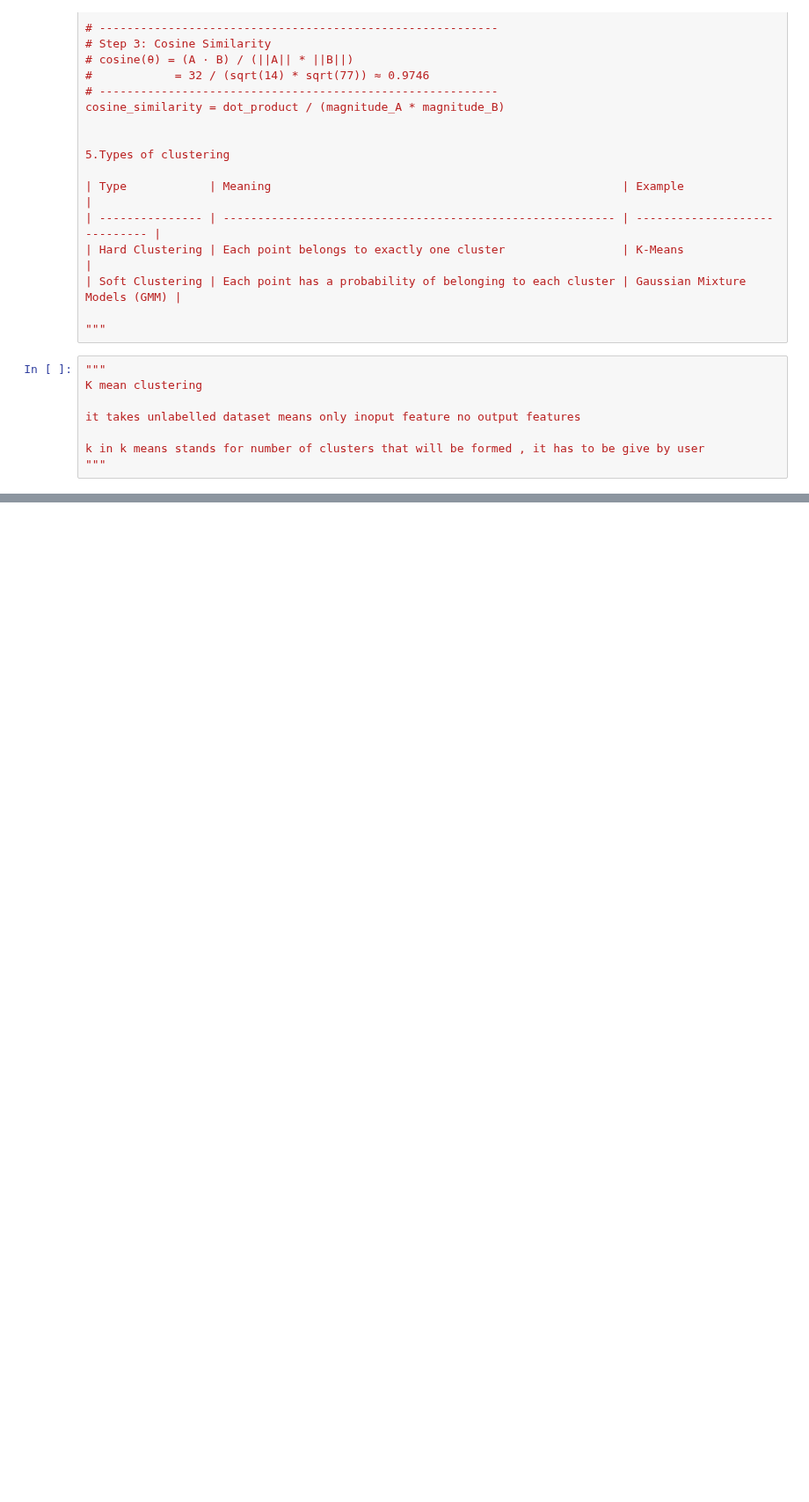
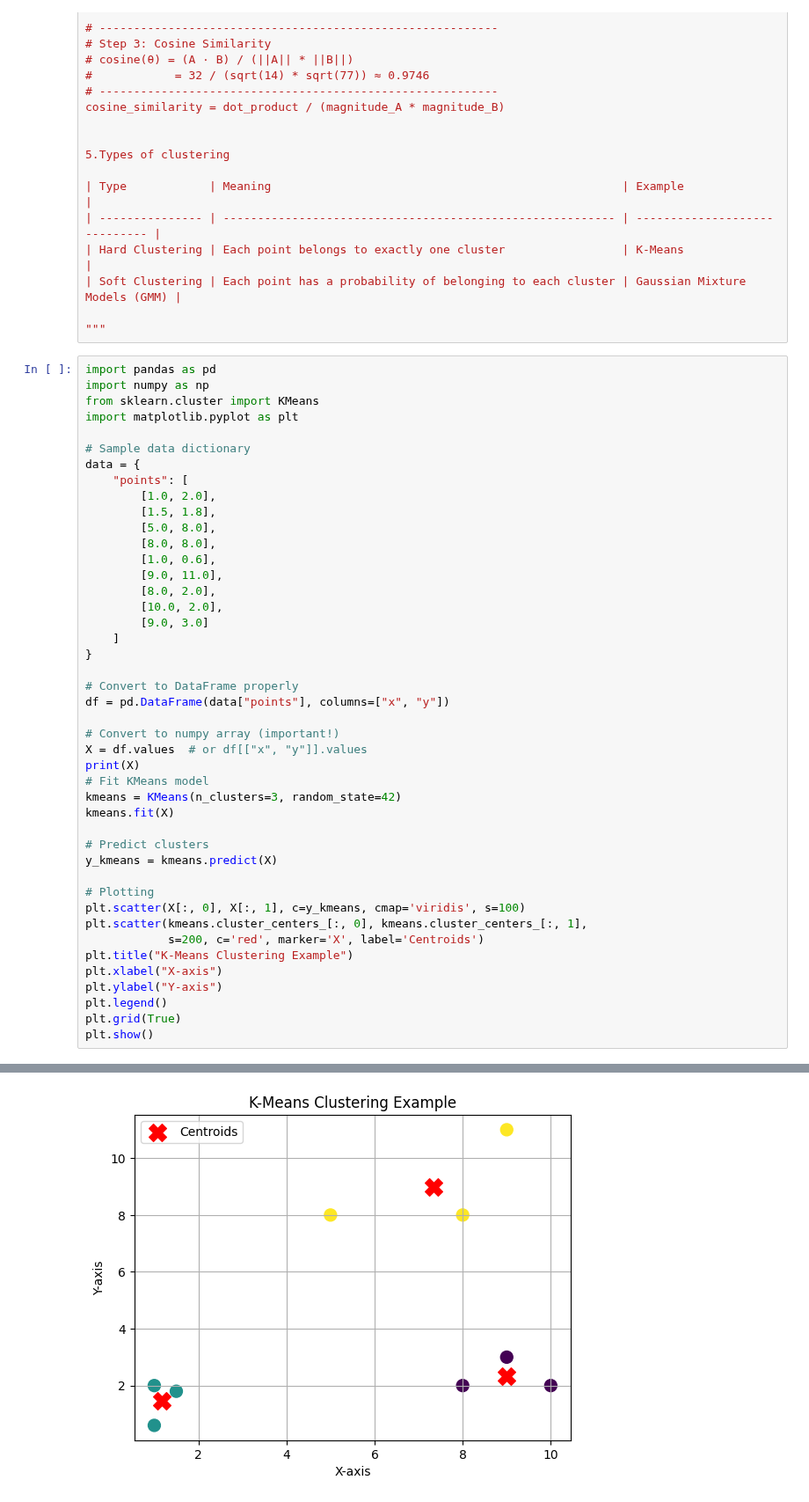
Before and after one commit to KedarDamale/Data-Science, a Jupyter notebook: Data-science/5.Unsupervised-learning.ipynb, the cells around one changed output, grey strips where cells are left out. Shown at 88% size. Saved outputs shown, nothing was run; the diff lists cells and outputs as text; blank space fills up the shorter version.

```diff
--- a/Data-science/5.Unsupervised-learning.ipynb
+++ b/Data-science/5.Unsupervised-learning.ipynb
@@ -124,10 +128,47 @@ cosine_similarity = dot_product / (magnitude_A * magnitude_B)
 
 """
 # %%
-"""
-K mean clustering
+import pandas as pd
+import numpy as np
+from sklearn.cluster import KMeans
+import matplotlib.pyplot as plt
 
-it takes unlabelled dataset means only inoput feature no output features
+# Sample data dictionary
+data = {
+    "points": [
+        [1.0, 2.0],
+        [1.5, 1.8],
+        [5.0, 8.0],
+        [8.0, 8.0],
+        [1.0, 0.6],
+        [9.0, 11.0],
+        [8.0, 2.0],
+        [10.0, 2.0],
+        [9.0, 3.0]
+    ]
+}
 
-k in k means stands for number of clusters that will be formed , it has to be give by user
-"""
+# Convert to DataFrame properly
+df = pd.DataFrame(data["points"], columns=["x", "y"])
+
+# Convert to numpy array (important!)
+X = df.values  # or df[["x", "y"]].values
+print(X)
+# Fit KMeans model
+kmeans = KMeans(n_clusters=3, random_state=42)
+kmeans.fit(X)
+
+# Predict clusters
+y_kmeans = kmeans.predict(X)
+
+# Plotting
+plt.scatter(X[:, 0], X[:, 1], c=y_kmeans, cmap='viridis', s=100)
+plt.scatter(kmeans.cluster_centers_[:, 0], kmeans.cluster_centers_[:, 1],
+            s=200, c='red', marker='X', label='Centroids')
+plt.title("K-Means Clustering Example")
+plt.xlabel("X-axis")
+plt.ylabel("Y-axis")
+plt.legend()
+plt.grid(True)
+plt.show()
+# %% [output]
@@ -133,0 +184 @@ k in k means stands for number of clusters that will be formed , it has to be gi
+[figure, added]
```
Also changed, not shown: parts of 6 cells of this notebook.
